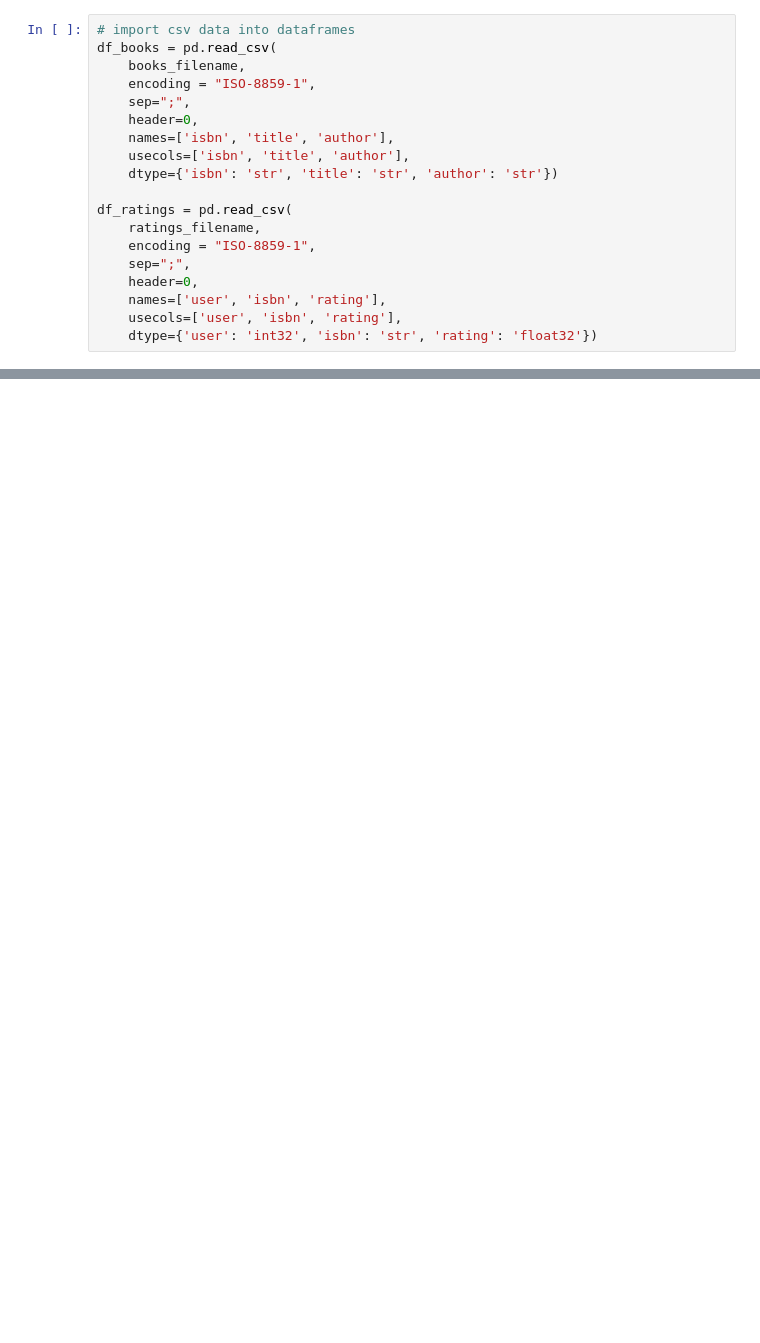
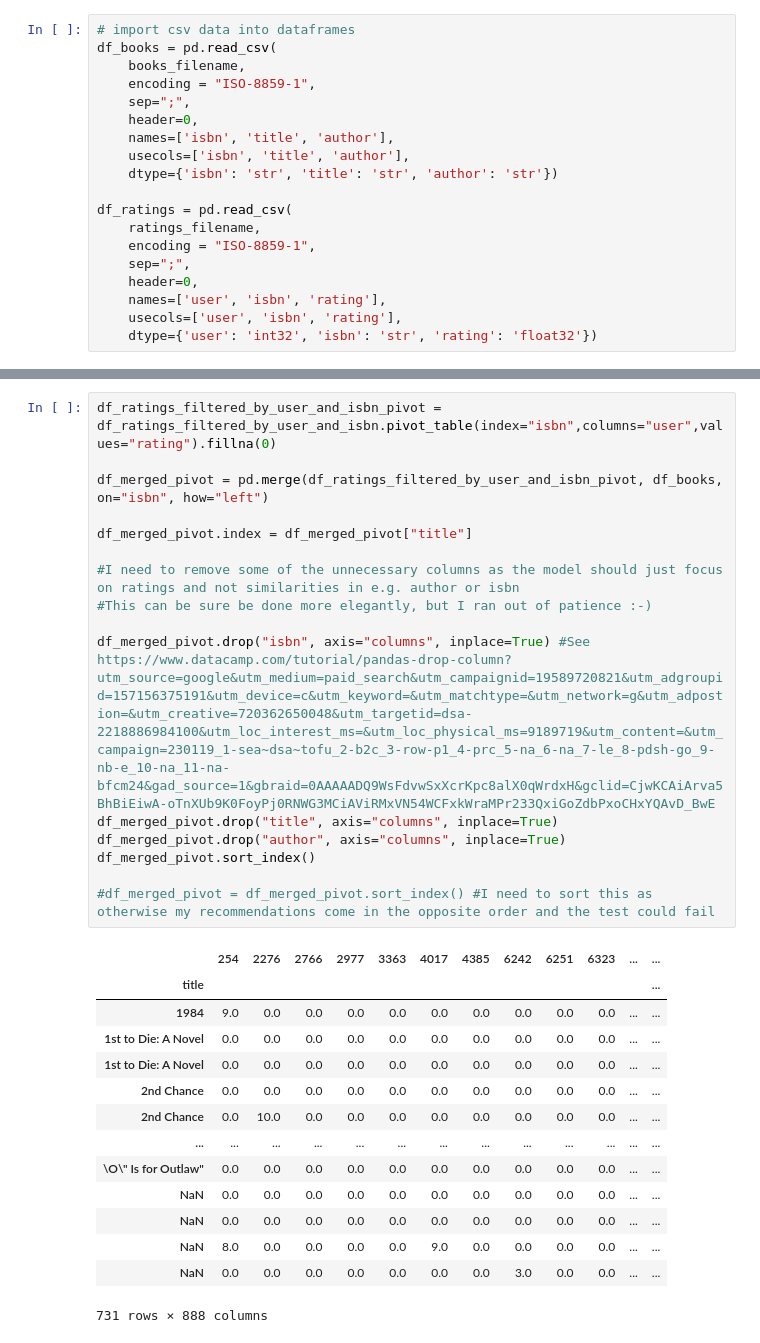
Before and after one commit to yenashel/fcc_book_recommendation_knn, a Jupyter notebook: fcc_book_recommendation_knn.ipynb, the cells around one changed output, grey strips where cells are left out. Cells and saved outputs as stored; diff of their text form; blank space fills up the shorter version.

```diff
--- a/fcc_book_recommendation_knn.ipynb
+++ b/fcc_book_recommendation_knn.ipynb
@@ -62,0 +91,31 @@ def get_recommends(book = ""):
+# %%
+df_ratings_filtered_by_user_and_isbn_pivot = df_ratings_filtered_by_user_and_isbn.pivot_table(index="isbn",columns="user",values="rating").fillna(0)
+
+df_merged_pivot = pd.merge(df_ratings_filtered_by_user_and_isbn_pivot, df_books, on="isbn", how="left")
+
+df_merged_pivot.index = df_merged_pivot["title"]
+
+#I need to remove some of the unnecessary columns as the model should just focus on ratings and not similarities in e.g. author or isbn
+#This can be sure be done more elegantly, but I ran out of patience :-)
+
+df_merged_pivot.drop("isbn", axis="columns", inplace=True) #See https://www.datacamp.com/tutorial/pandas-drop-column?utm_source=google&utm_medium=paid_search&utm_campaignid=19589720821&utm_adgroupid=157156375191&utm_device=c&utm_keyword=&utm_matchtype=&utm_network=g&utm_adpostion=&utm_creative=720362650048&utm_targetid=dsa-2218886984100&utm_loc_interest_ms=&utm_loc_physical_ms=9189719&utm_content=&utm_campaign=230119_1-sea~dsa~tofu_2-b2c_3-row-p1_4-prc_5-na_6-na_7-le_8-pdsh-go_9-nb-e_10-na_11-na-bfcm24&gad_source=1&gbraid=0AAAAADQ9WsFdvwSxXcrKpc8alX0qWrdxH&gclid=CjwKCAiArva5BhBiEiwA-oTnXUb9K0FoyPj0RNWG3MCiAViRMxVN54WCFxkWraMPr233QxiGoZdbPxoCHxYQAvD_BwE
+df_merged_pivot.drop("title", axis="columns", inplace=True)
+df_merged_pivot.drop("author", axis="columns", inplace=True)
+df_merged_pivot.sort_index()
+
+#df_merged_pivot = df_merged_pivot.sort_index() #I need to sort this as otherwise my recommendations come in the opposite order and the test could fail
+# %% [output]
+|  | 254 | 2276 | 2766 | 2977 | 3363 | 4017 | 4385 | 6242 | 6251 | 6323 | ... | ... |
+| title |  |  |  |  |  |  |  |  |  |  |  | ... |
+| 1984 | 9.0 | 0.0 | 0.0 | 0.0 | 0.0 | 0.0 | 0.0 | 0.0 | 0.0 | 0.0 | ... | ... |
+| 1st to Die: A Novel | 0.0 | 0.0 | 0.0 | 0.0 | 0.0 | 0.0 | 0.0 | 0.0 | 0.0 | 0.0 | ... | ... |
+| 1st to Die: A Novel | 0.0 | 0.0 | 0.0 | 0.0 | 0.0 | 0.0 | 0.0 | 0.0 | 0.0 | 0.0 | ... | ... |
+| 2nd Chance | 0.0 | 0.0 | 0.0 | 0.0 | 0.0 | 0.0 | 0.0 | 0.0 | 0.0 | 0.0 | ... | ... |
+| 2nd Chance | 0.0 | 10.0 | 0.0 | 0.0 | 0.0 | 0.0 | 0.0 | 0.0 | 0.0 | 0.0 | ... | ... |
+| ... | ... | ... | ... | ... | ... | ... | ... | ... | ... | ... | ... | ... |
+| \O\" Is for Outlaw" | 0.0 | 0.0 | 0.0 | 0.0 | 0.0 | 0.0 | 0.0 | 0.0 | 0.0 | 0.0 | ... | ... |
+| NaN | 0.0 | 0.0 | 0.0 | 0.0 | 0.0 | 0.0 | 0.0 | 0.0 | 0.0 | 0.0 | ... | ... |
+| NaN | 0.0 | 0.0 | 0.0 | 0.0 | 0.0 | 0.0 | 0.0 | 0.0 | 0.0 | 0.0 | ... | ... |
+| NaN | 8.0 | 0.0 | 0.0 | 0.0 | 0.0 | 9.0 | 0.0 | 0.0 | 0.0 | 0.0 | ... | ... |
+| NaN | 0.0 | 0.0 | 0.0 | 0.0 | 0.0 | 0.0 | 0.0 | 3.0 | 0.0 | 0.0 | ... | ... |
+731 rows × 888 columns
```
Also changed, not shown: parts of 11 cells of this notebook, 1 other file.
